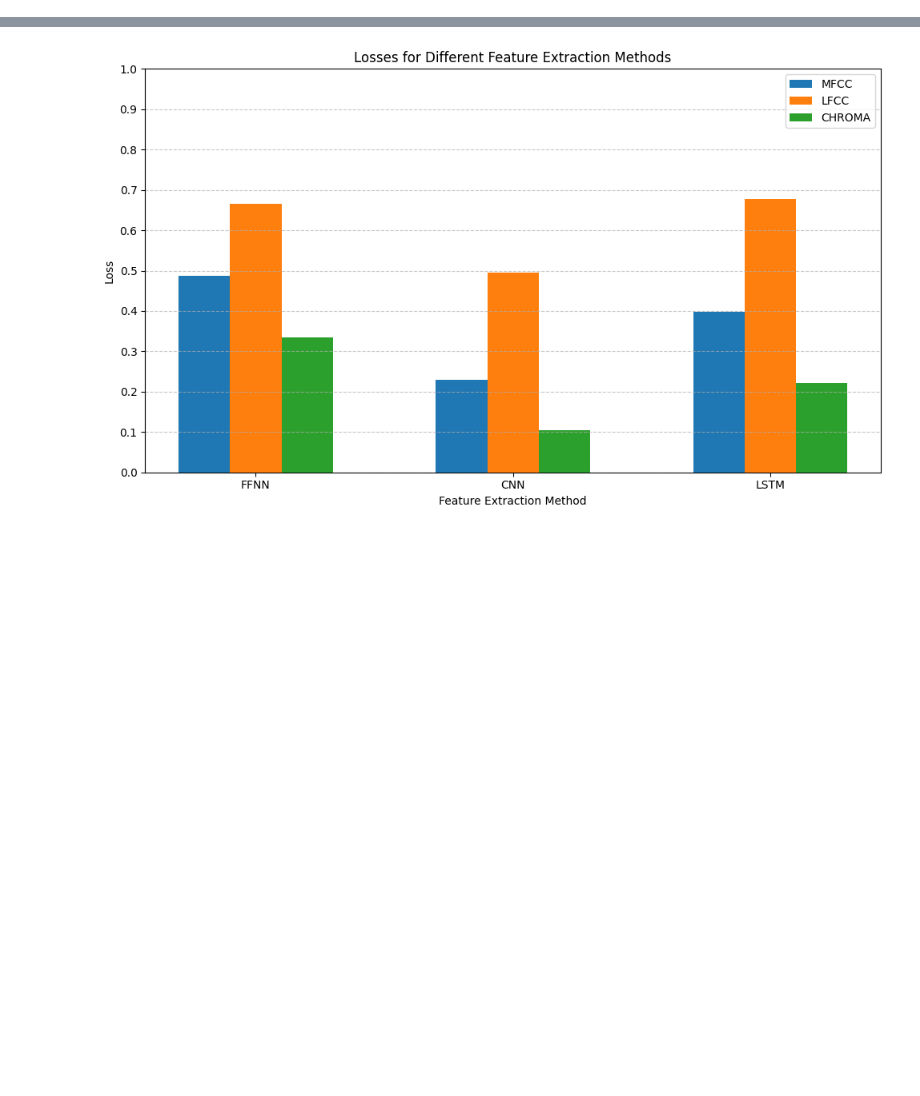
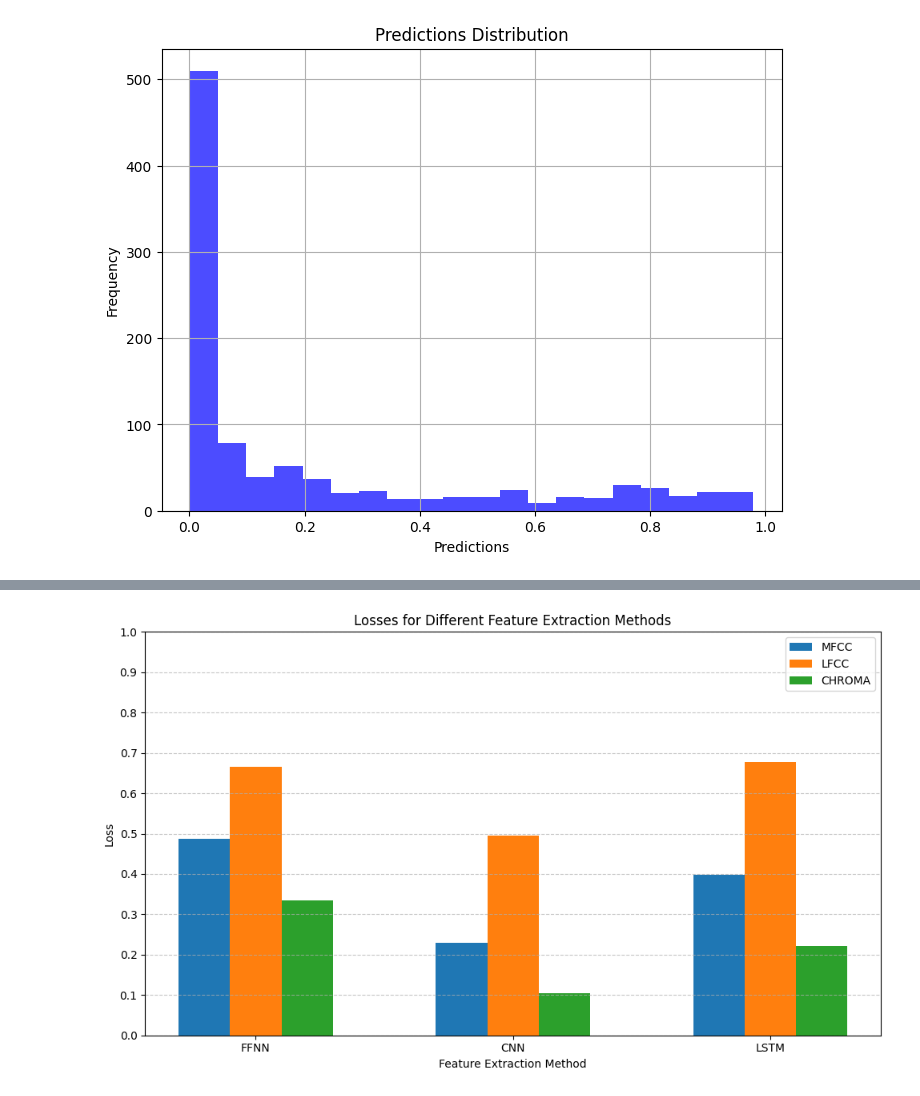
Before and after one commit to moralesangel/emergency-vehicle-detection, a Jupyter notebook: src/evaluation.ipynb, the cells around one changed output, grey strips where cells are left out. Saved outputs shown, nothing was run; the diff lists cells and outputs as text; code cells hidden in the pictures; blank space fills up the shorter version.

```diff
--- a/src/evaluation.ipynb
+++ b/src/evaluation.ipynb
@@ -5,0 +291,15 @@ import numpy as np
+# %%
+# Plot y_pred distribution in bar plot in log10 scale
+
+# Invert the predictions to show the negative ones
+predictions = [p for p in predictions]
+
+plt.figure(figsize=(8, 6))
+plt.hist(predictions, bins=20, color="blue", alpha=0.7)
+plt.title("Predictions Distribution")
+plt.xlabel("Predictions")
+plt.ylabel("Frequency")
+plt.grid()
+plt.show()
+# %% [output]
+[figure, added]
```
Also changed, not shown: parts of 12 cells of this notebook, 2 other files.
